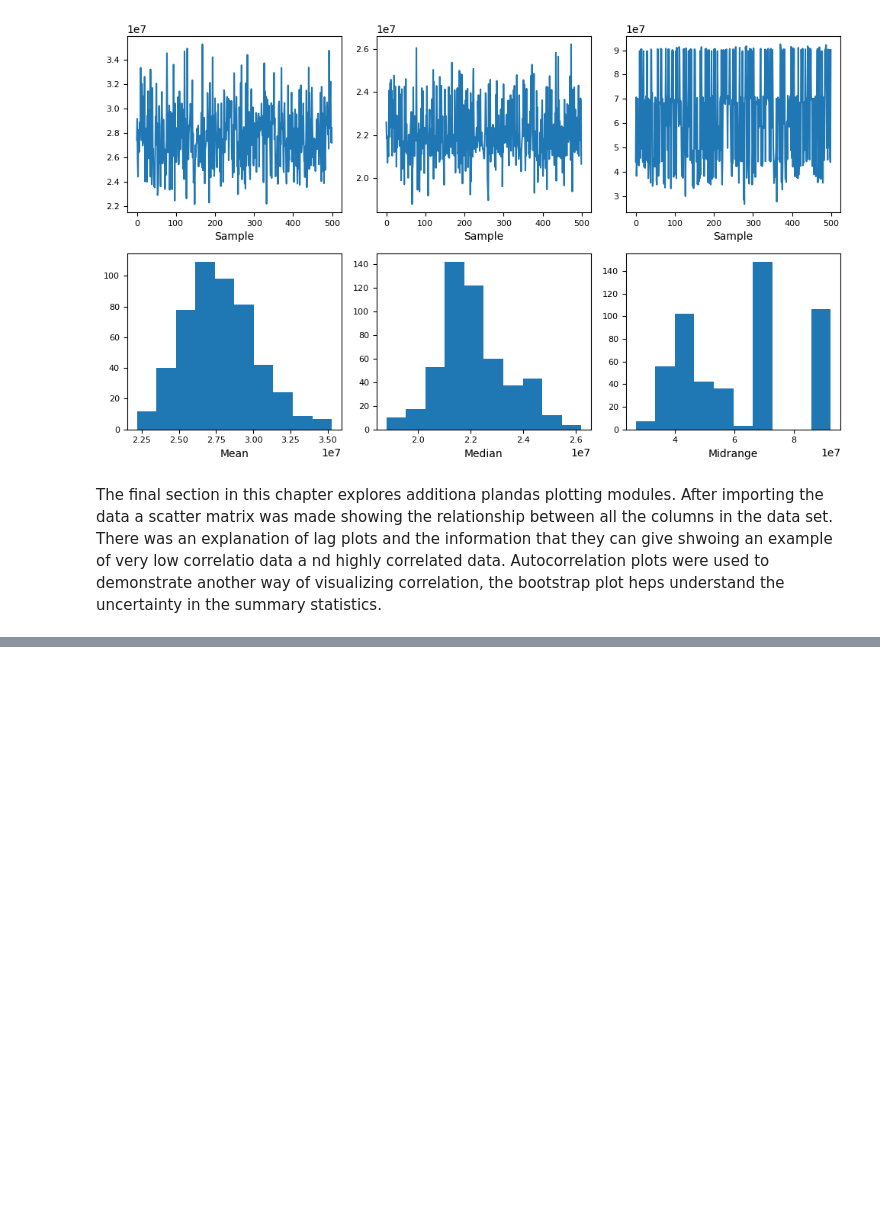
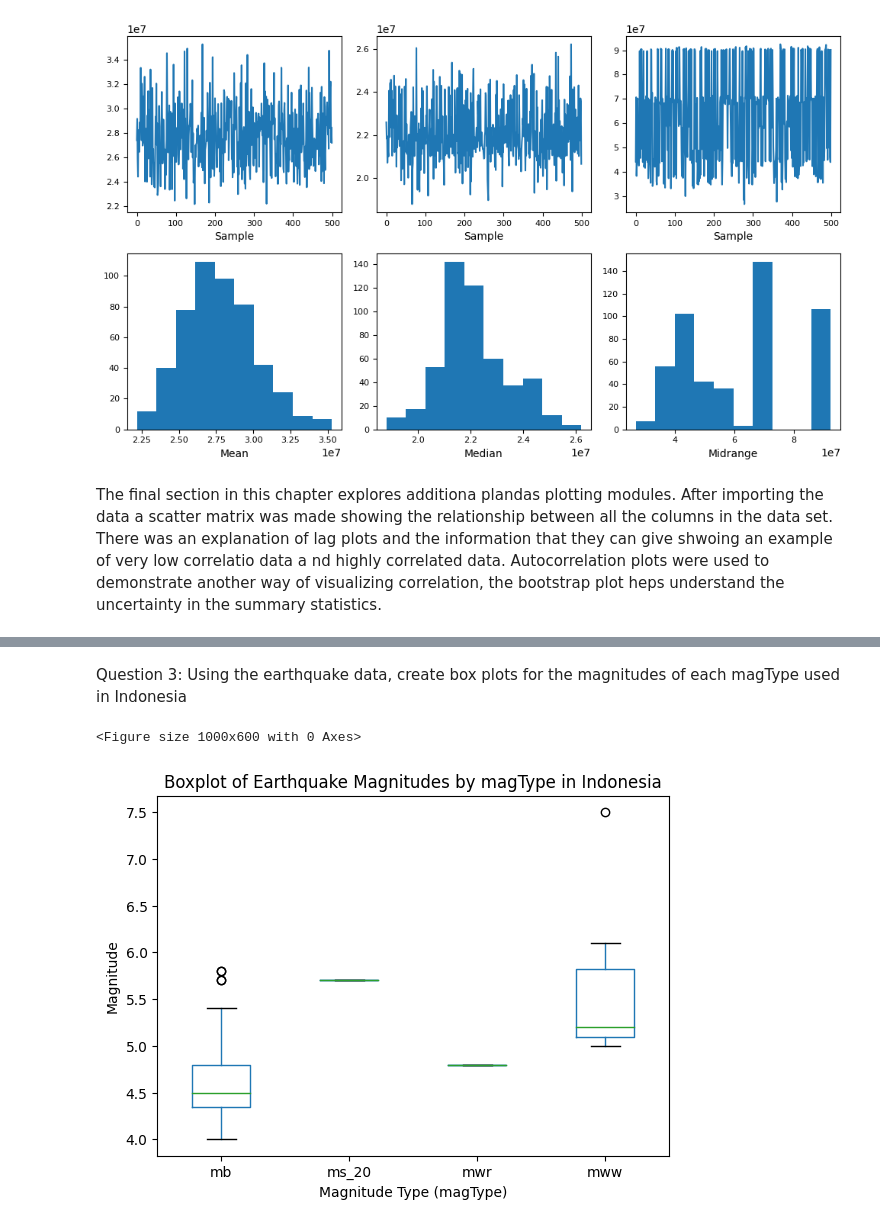
Before and after one commit to marcsegal/ITEC6720, a Jupyter notebook: ch_05/segal_assign5.ipynb, the cells around one changed output, grey strips where cells are left out. Saved outputs shown, nothing was run; the diff lists cells and outputs as text; code cells hidden in the pictures; blank space fills up the shorter version.

```diff
--- a/ch_05/segal_assign5.ipynb
+++ b/ch_05/segal_assign5.ipynb
@@ -653,0 +704,22 @@ The final section in this chapter explores additiona plandas plotting modules. A
+# %% [markdown]
+Question 3:  Using the earthquake data, create box plots for the magnitudes of each magType used in Indonesia
+# %%
+import pandas as pd
+import matplotlib.pyplot as plt
+
+quakes = pd.read_csv('data/earthquakes.csv')
+
+indonesia_quakes = quakes[quakes['parsed_place'].str.contains('Indonesia', na=False)]
+
+plt.figure(figsize=(10, 6))
+indonesia_quakes.boxplot(column='mag', by='magType', grid=False)
+
+plt.title('Boxplot of Earthquake Magnitudes by magType in Indonesia')
+plt.suptitle('')  # Remove the automatic boxplot title
+plt.xlabel('Magnitude Type (magType)')
+plt.ylabel('Magnitude')
+
+plt.show()
+# %% [output]
+<Figure size 1000x600 with 0 Axes>
+[figure, added]
```
Also changed, not shown: parts of 10 cells of this notebook, 1 other file.
